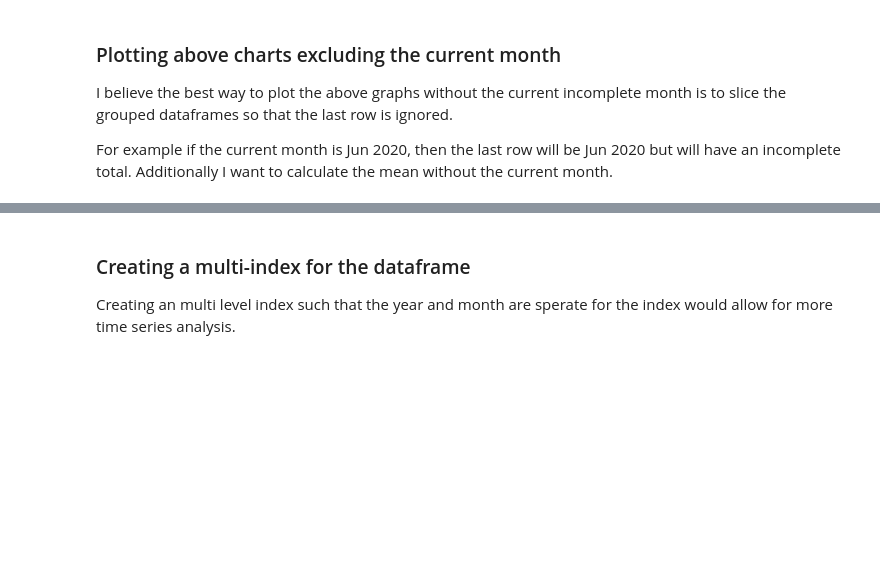
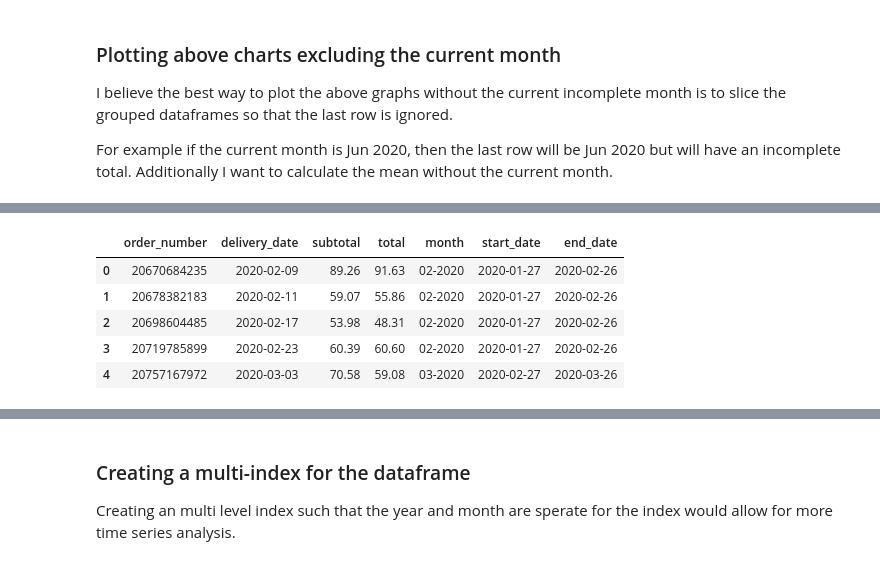
Before and after one commit to Richard-D-Todd/Groceries-Analysis, a Jupyter notebook: Analysis of Groceries Data.ipynb, the cells around one changed output, grey strips where cells are left out. Saved outputs shown, nothing was run; the diff lists cells and outputs as text; code cells hidden in the pictures; blank space fills up the shorter version.

```diff
--- a/Analysis of Groceries Data.ipynb
+++ b/Analysis of Groceries Data.ipynb
@@ -191,0 +316,9 @@ plt.legend(loc="upper left")
+# %%
+df_merged.head()
+# %% [output]
+|  | order_number | delivery_date | subtotal | total | month | start_date | end_date |
+| 0 | 20670684235 | 2020-02-09 | 89.26 | 91.63 | 02-2020 | 2020-01-27 | 2020-02-26 |
+| 1 | 20678382183 | 2020-02-11 | 59.07 | 55.86 | 02-2020 | 2020-01-27 | 2020-02-26 |
+| 2 | 20698604485 | 2020-02-17 | 53.98 | 48.31 | 02-2020 | 2020-01-27 | 2020-02-26 |
+| 3 | 20719785899 | 2020-02-23 | 60.39 | 60.60 | 02-2020 | 2020-01-27 | 2020-02-26 |
+| 4 | 20757167972 | 2020-03-03 | 70.58 | 59.08 | 03-2020 | 2020-02-27 | 2020-03-26 |
```
Also changed, not shown: parts of 48 cells of this notebook, 13 other files.
